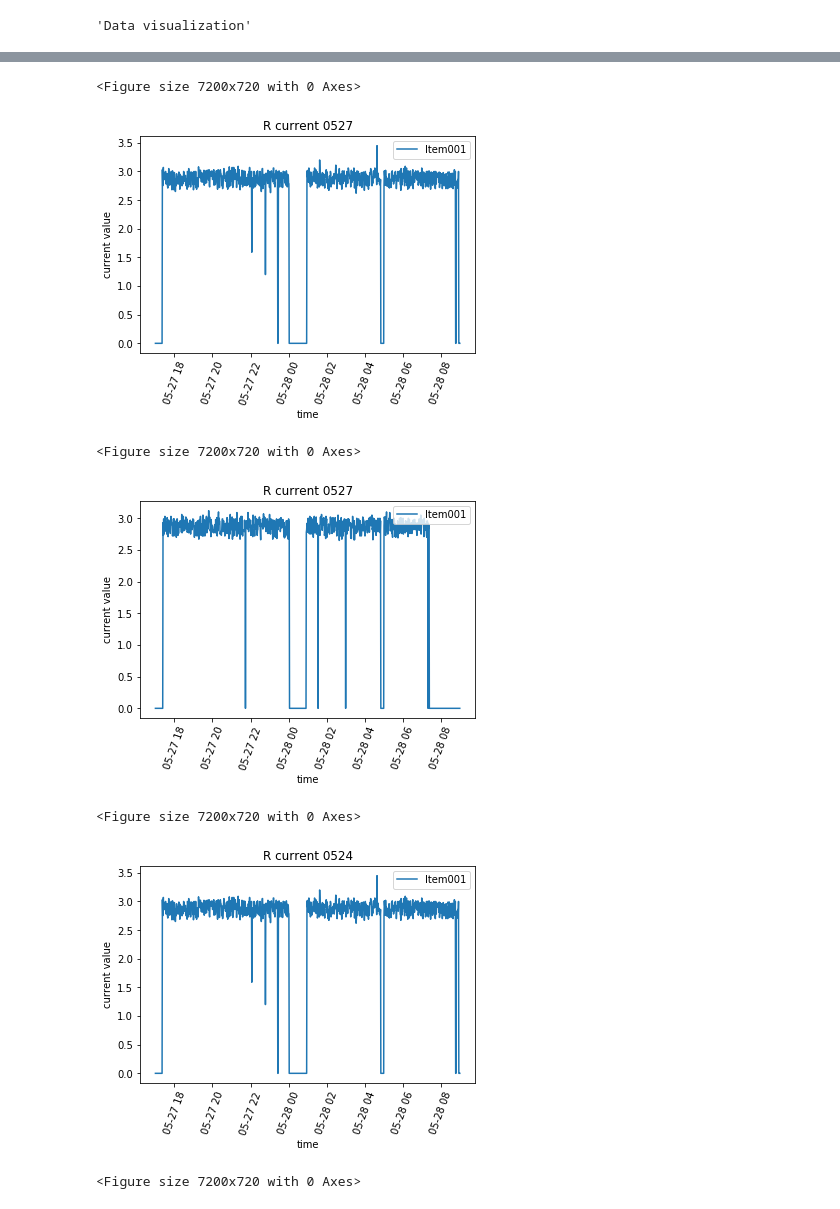
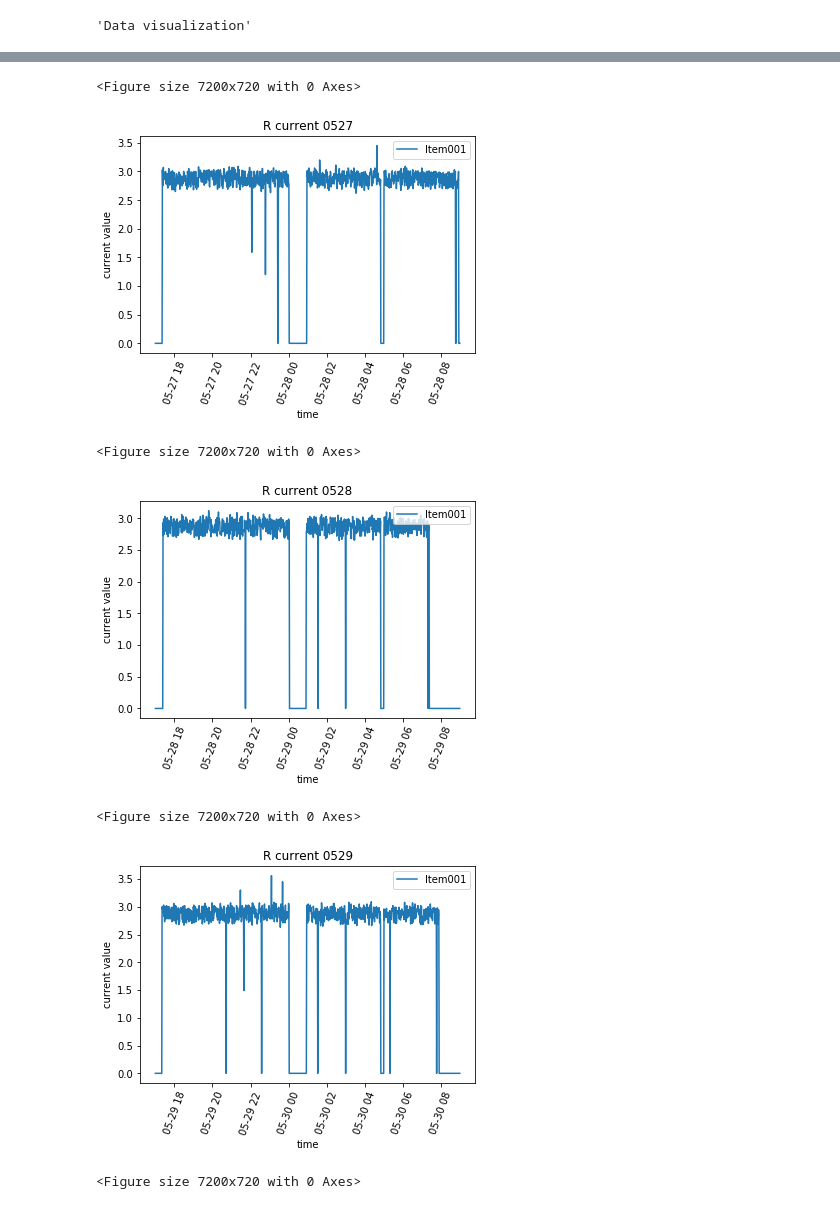
Before and after one commit to swlee052/deep-learning-time-series-anomaly-detection, a Jupyter notebook: data_visualization.ipynb, the cells around one changed output, grey strips where cells are left out. Saved outputs shown, nothing was run; the diff lists cells and outputs as text; code cells hidden in the pictures.

```diff
--- a/data_visualization.ipynb
+++ b/data_visualization.ipynb
@@ -51,36 +57,47 @@ df_Rcurr_0527["DataSavedTime"] = pd.to_datetime(df_Rcurr_0527["DataSavedTime"])
 df_Rcurr_0527["DataSavedTime"] = matplotlib.dates.date2num(df_Rcurr_0527["DataSavedTime"])
 plt.xticks(rotation=70)
 plt.plot_date(x=df_Rcurr_0527["DataSavedTime"], y=df_Rcurr_0527['Item001'],
               linestyle='solid', marker='None')
 plt.title('R current 0527')
 plt.ylabel('current value')
 plt.xlabel('time')
 plt.legend(['Item001'], loc='upper right')
 plt.figure(figsize=(100,10))
 plt.show()
 
 df_Rcurr_0528 = pd.read_csv('https://raw.githubusercontent.com/swlee23/Deep-Learning-Time-Series-Anomaly-Detection/master/data/0528/HisItemCurrRMinute.csv')
 df_Rcurr_0528 = df_Rcurr_0528.fillna(0)
 df_Rcurr_0528["DataSavedTime"] = pd.to_datetime(df_Rcurr_0528["DataSavedTime"])
 df_Rcurr_0528["DataSavedTime"] = matplotlib.dates.date2num(df_Rcurr_0528["DataSavedTime"])
 plt.xticks(rotation=70)
-plt.plot_date(x=df_Rcurr_0527["DataSavedTime"], y=df_Rcurr_0528['Item001'],
+plt.plot_date(x=df_Rcurr_0528["DataSavedTime"], y=df_Rcurr_0528['Item001'],
               linestyle='solid', marker='None')
 plt.title('R current 0528')
 plt.ylabel('current value')
 plt.xlabel('time')
 plt.legend(['Item001'], loc='upper right')
 plt.figure(figsize=(100,10))
 plt.show()
+
+df_Rcurr_0529 = pd.read_csv('https://raw.githubusercontent.com/swlee23/Deep-Learning-Time-Series-Anomaly-Detection/master/data/0529/HisItemCurrRMinute.csv')
+df_Rcurr_0529 = df_Rcurr_0529.fillna(0)
+df_Rcurr_0529["DataSavedTime"] = pd.to_datetime(df_Rcurr_0529["DataSavedTime"])
+df_Rcurr_0529["DataSavedTime"] = matplotlib.dates.date2num(df_Rcurr_0529["DataSavedTime"])
+plt.xticks(rotation=70)
+plt.plot_date(x=df_Rcurr_0529["DataSavedTime"], y=df_Rcurr_0529['Item001'],
+              linestyle='solid', marker='None')
+plt.title('R current 0529')
+plt.ylabel('current value')
+plt.xlabel('time')
+plt.legend(['Item001'], loc='upper right')
+plt.figure(figsize=(100,10))
+plt.show()
 # %% [output]
 [figure]
 <Figure size 7200x720 with 0 Axes>
 [figure]
 <Figure size 7200x720 with 0 Axes>
 [figure]
 <Figure size 7200x720 with 0 Axes>
+[figure, added]
+<Figure size 7200x720 with 0 Axes>
-# %%
-          """Data loading"""
-# %% [output]
-[figure, removed]
-<Figure size 7200x720 with 0 Axes>
```
Also changed, not shown: parts of 3 cells of this notebook.
